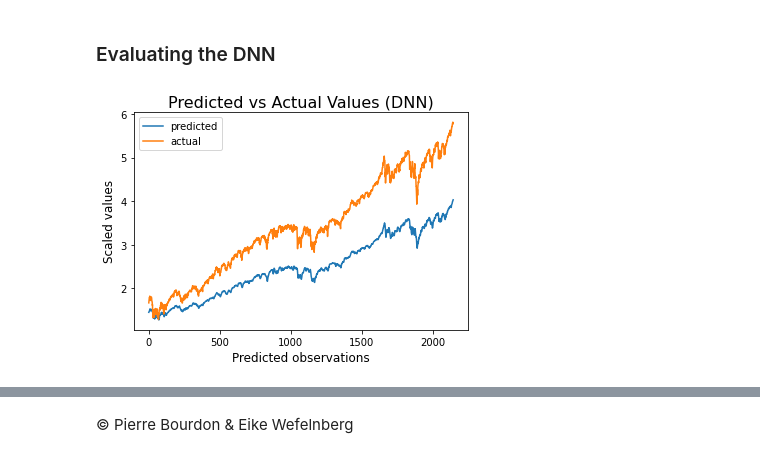
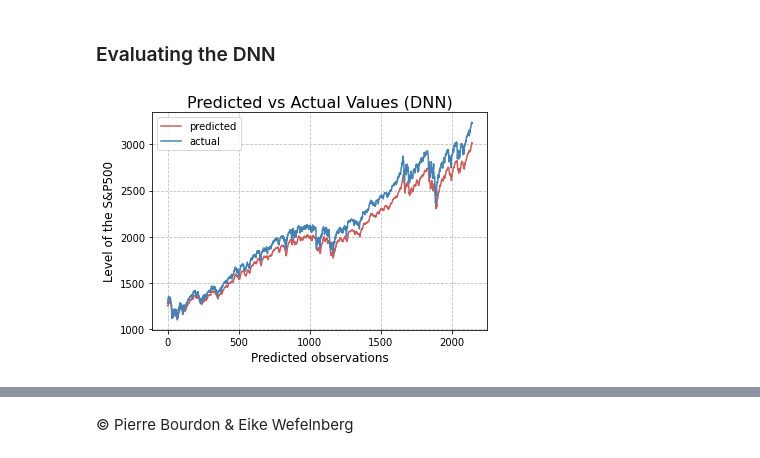
Before and after one commit to 1pierre1/ML-for-Finance, a Jupyter notebook: S&P500Prediction.ipynb, the cells around one changed output, grey strips where cells are left out. Drawn from its saved outputs; the diff is of its cells as text; code cells hidden in the pictures.

```diff
--- a/S&P500Prediction.ipynb
+++ b/S&P500Prediction.ipynb
@@ -271,22 +387,0 @@ for step in range(num_steps_test):
-# %%
-#Hyperparameters
-dropout = 0.5
-epochs = 40
-batch_size = 32
-optimizer = Adam()
-
-#Building the model
-model_DNN = Sequential()
-model_DNN.add(Dense(128,activation='relu', input_shape = X_train.shape[1:]))
-model_DNN.add(Dropout(dropout))
-model_DNN.add(Dense(64,activation='relu'))
-model_DNN.add(Dropout(dropout))
-model_DNN.add(Dense(32,activation='relu'))
-model_DNN.add(Dropout(dropout))
-model_DNN.add(Dense(1))
-model_DNN.compile(loss='mean_squared_error',
-                   optimizer=optimizer)
-
-#Training the model
-history_DNN = model_DNN.fit(X_train, y_train, epochs=epochs,
-                            batch_size=batch_size, validation_data=(X_test, y_test))
@@ -313,16 +410,23 @@ Epoch 40/40
 # %%
 #Predicting
 y_pred_DNN = model_DNN.predict(X_test)
+#flatten y_pred_DNN into 1D array
+y_pred_DNN = y_pred_DNN.ravel()
+# %%
+#Transform data back to original scale (level of the S&P500)
+y_pred_DNN = scaler.inverse_transform(y_pred_DNN)
+y_test = scaler.inverse_transform(y_test)
 # %%
 #Plotting the results
-plt.plot(y_pred_DNN, label = 'predicted')
-plt.plot(y_test, label = 'actual')
+plt.plot(y_pred_DNN, label = 'predicted', color = 'indianred')
+plt.plot(y_test, label = 'actual', color = 'steelblue')
 plt.title('Predicted vs Actual Values (DNN)', fontsize = 16)
-plt.ylabel('Scaled values', fontsize = 12)
+plt.ylabel('Level of the S&P500', fontsize = 12)
 plt.yticks(fontsize = 10)
 plt.xlabel('Predicted observations', fontsize = 12)
 plt.xticks(fontsize = 10)
 plt.legend()
+plt.grid(color = 'grey', alpha = 0.5, linestyle = '--')
 plt.show()
 # %% [output]
-[figure, old version]
+[figure, new version]
```
Also changed, not shown: parts of 45 cells of this notebook.
